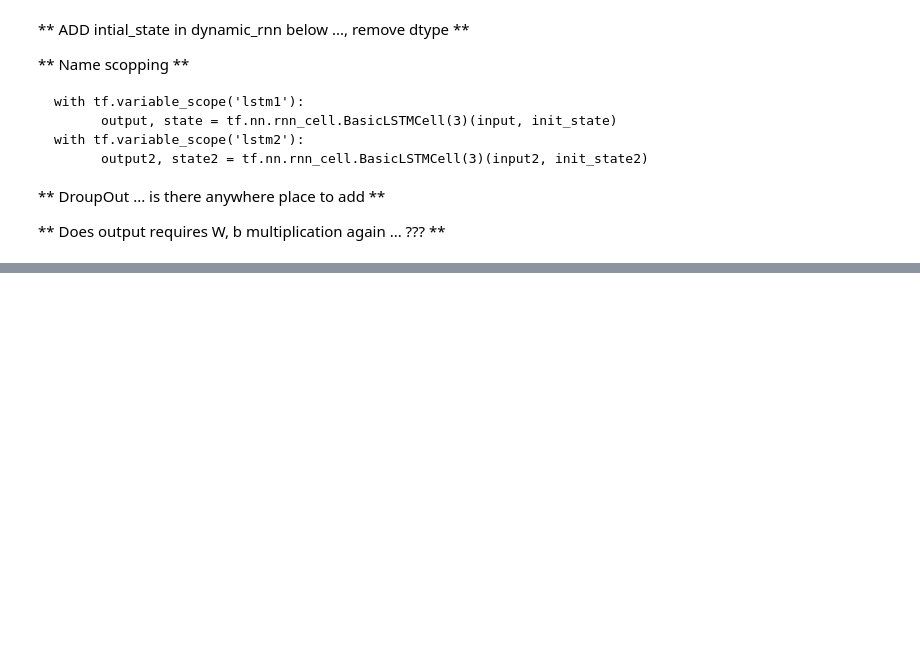
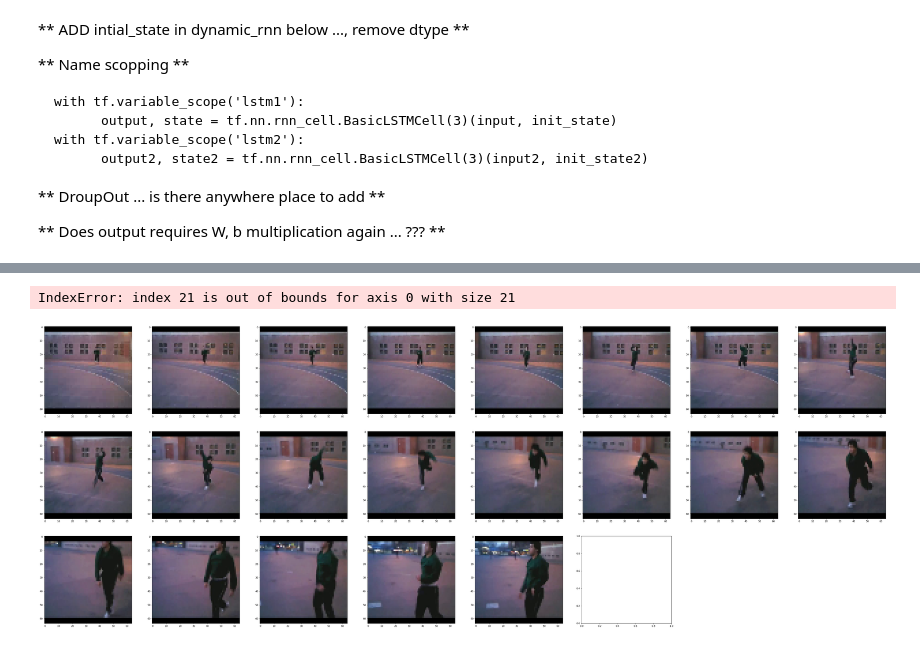
Before and after one commit to kabrapratik28/DeepVideos, a Jupyter notebook: notebooks/Data_Extraction.ipynb, the cells around one changed output, grey strips where cells are left out. Drawn from its saved outputs; the diff is of its cells as text; code cells hidden in the pictures; blank space fills up the shorter version.

```diff
--- a/notebooks/Data_Extraction.ipynb
+++ b/notebooks/Data_Extraction.ipynb
@@ -211,0 +190,7 @@ for i in range(no_videos):
+# %%
+ext = f.frame_extractor()
+o_x, o_y= ext.get_frames_with_interval_x(['/home/avikbasu/dev/DeepVideos/datasets/../../data/CricketBowling/v_CricketBowling_g04_c04.avi'],x=5)
+display_images(o_x[0])
+# %% [output]
+IndexError: index 21 is out of bounds for axis 0 with size 21
+[figure, added]
```
Also changed, not shown: parts of 12 cells of this notebook.
